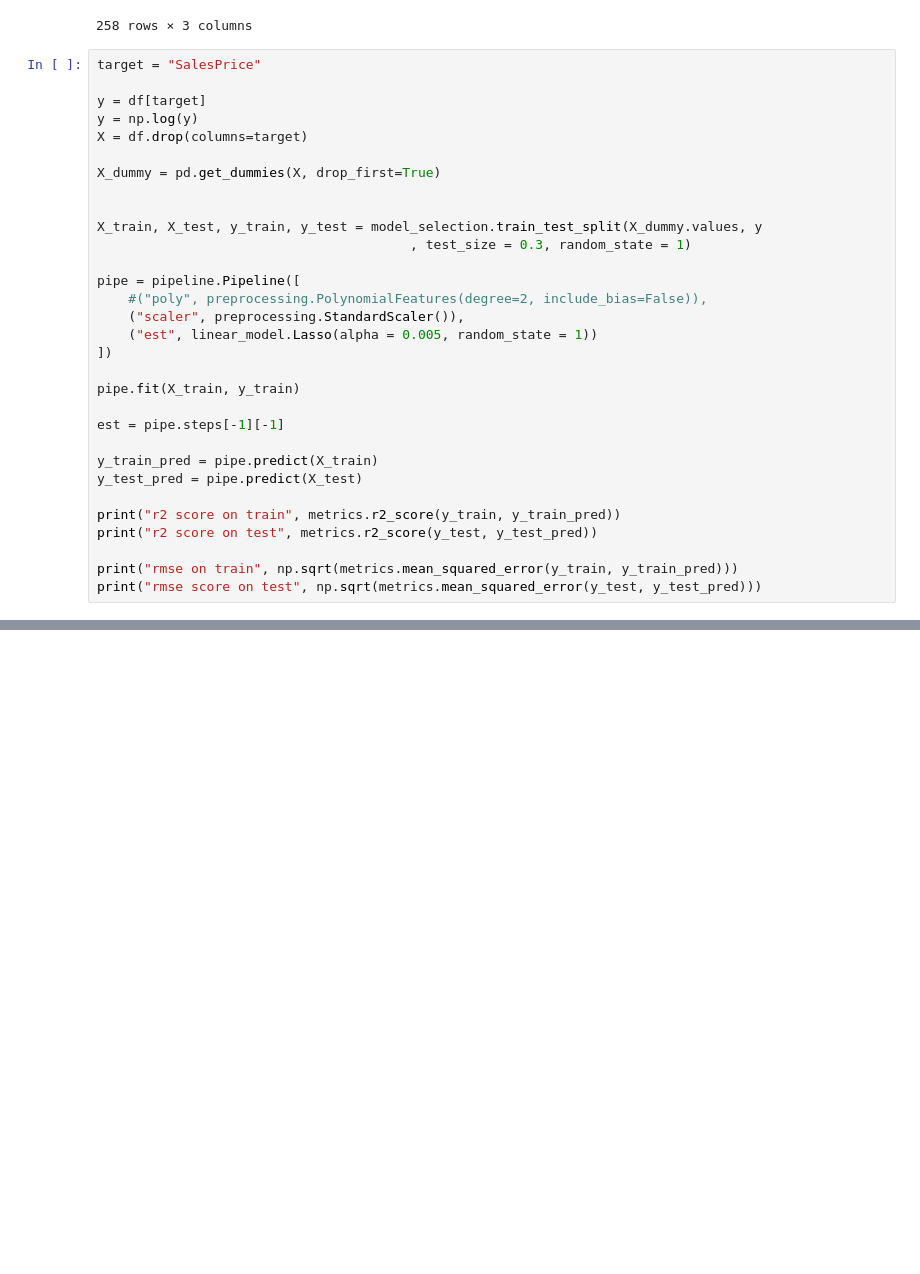
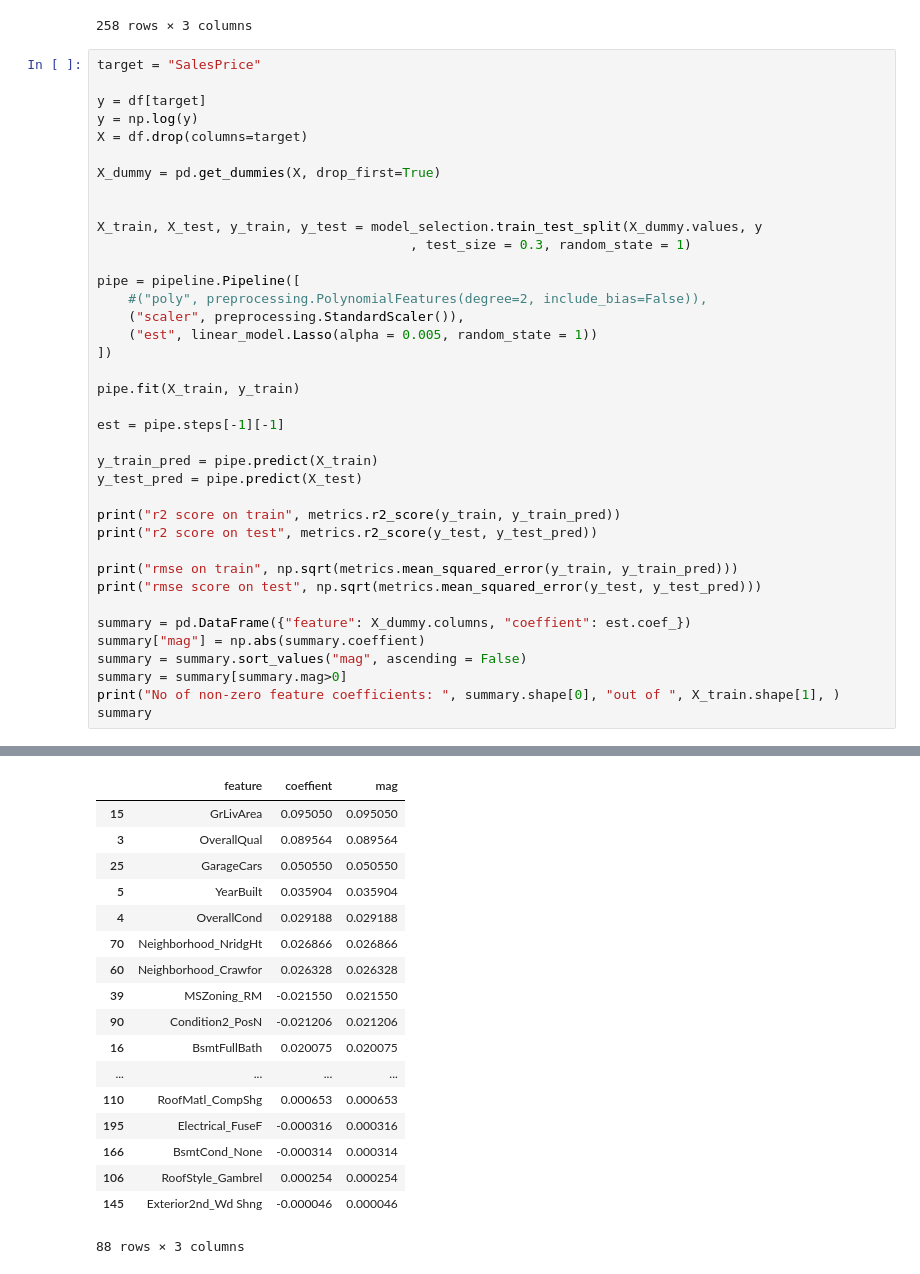
Before and after one commit to sohanlal1234/machine-learning, a Jupyter notebook: demos/Day 2 - regularization.ipynb, the cells around one changed output, grey strips where cells are left out. Drawn from its saved outputs; the diff is of its cells as text; blank space fills up the shorter version.

```diff
--- a/demos/Day 2 - regularization.ipynb
+++ b/demos/Day 2 - regularization.ipynb
@@ -137,6 +137,13 @@ print("r2 score on test", metrics.r2_score(y_test, y_test_pred))
 
 print("rmse on train", np.sqrt(metrics.mean_squared_error(y_train, y_train_pred)))
 print("rmse score on test", np.sqrt(metrics.mean_squared_error(y_test, y_test_pred)))
+
+summary = pd.DataFrame({"feature": X_dummy.columns, "coeffient": est.coef_})
+summary["mag"] = np.abs(summary.coeffient)
+summary = summary.sort_values("mag", ascending = False)
+summary = summary[summary.mag>0]
+print("No of non-zero feature coefficients: ", summary.shape[0], "out of ", X_train.shape[1], )
+summary
 # %% [output]
 r2 score on train 0.9119727410198006
 r2 score on test 0.8835797880453871
@@ -144,0 +153,18 @@ rmse score on test 0.14833137474267682
+|  | feature | coeffient | mag |
+| 15 | GrLivArea | 0.095050 | 0.095050 |
+| 3 | OverallQual | 0.089564 | 0.089564 |
+| 25 | GarageCars | 0.050550 | 0.050550 |
+| 5 | YearBuilt | 0.035904 | 0.035904 |
+| 4 | OverallCond | 0.029188 | 0.029188 |
+| 70 | Neighborhood_NridgHt | 0.026866 | 0.026866 |
+| 60 | Neighborhood_Crawfor | 0.026328 | 0.026328 |
+| 39 | MSZoning_RM | -0.021550 | 0.021550 |
+| 90 | Condition2_PosN | -0.021206 | 0.021206 |
+| 16 | BsmtFullBath | 0.020075 | 0.020075 |
+| ... | ... | ... | ... |
+| 110 | RoofMatl_CompShg | 0.000653 | 0.000653 |
+| 195 | Electrical_FuseF | -0.000316 | 0.000316 |
+| 166 | BsmtCond_None | -0.000314 | 0.000314 |
+| 106 | RoofStyle_Gambrel | 0.000254 | 0.000254 |
+| 145 | Exterior2nd_Wd Shng | -0.000046 | 0.000046 |
+88 rows × 3 columns
```
Also changed, not shown: parts of 4 cells of this notebook.
